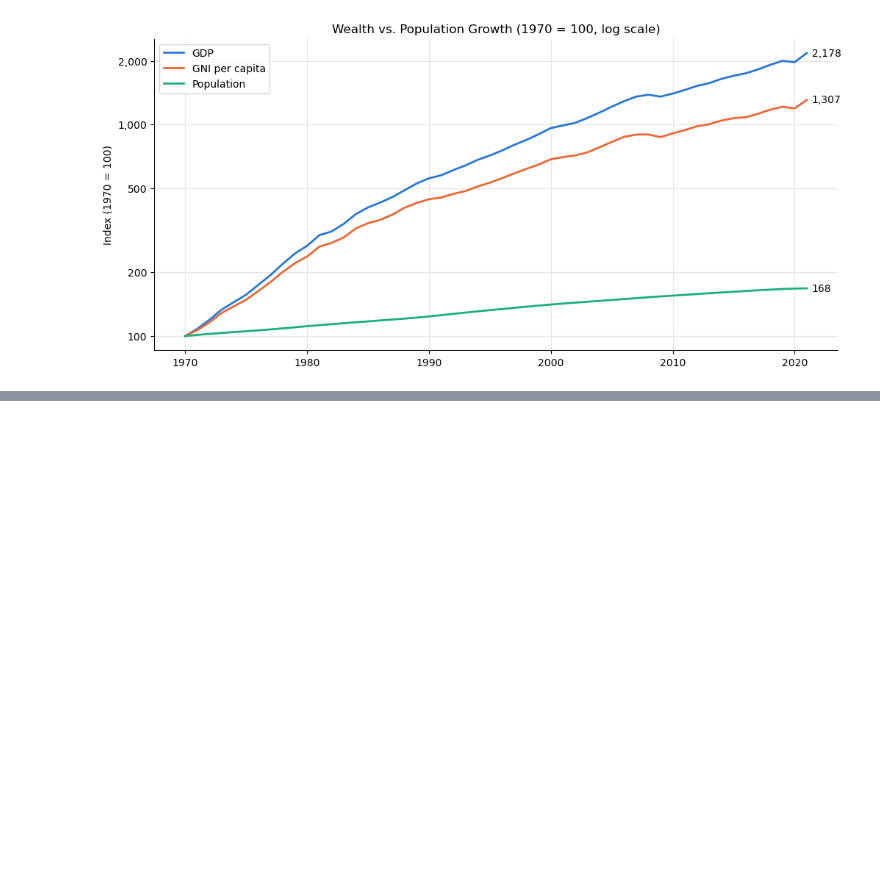
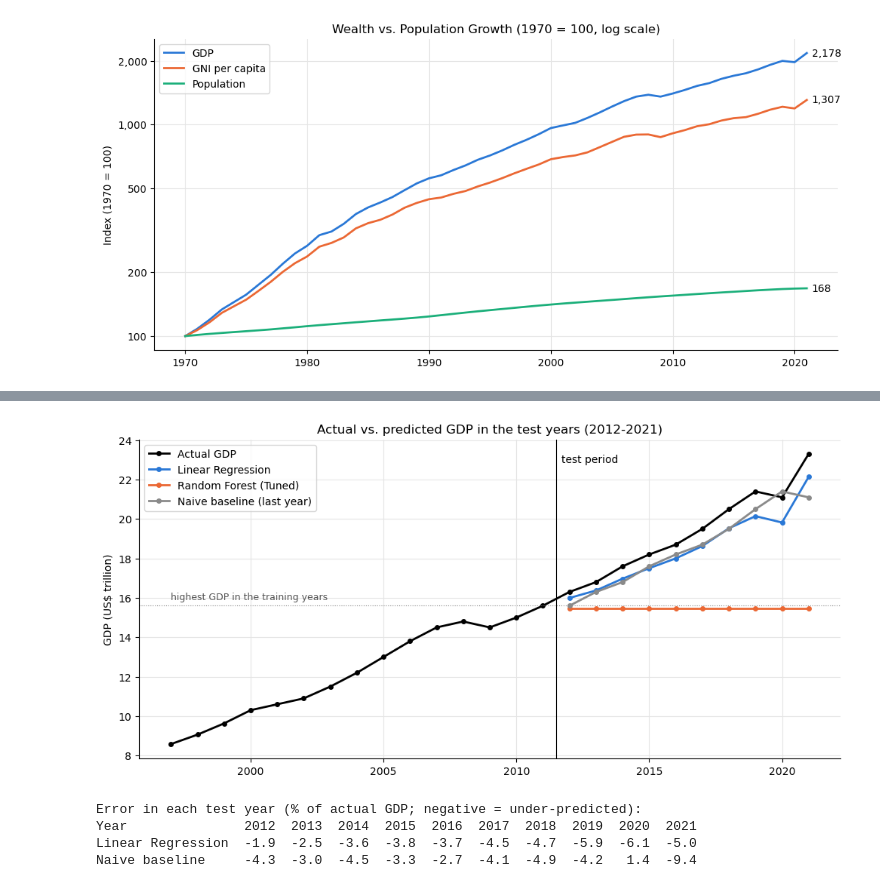
Before and after one commit to jbyiringiro/gdp-time-series-pipeline, a Jupyter notebook: Building_a_Pipeline_for_Time_Series_Data.ipynb, the cells around one changed output, grey strips where cells are left out. Cells and saved outputs as stored; diff of their text form; code cells hidden in the pictures; blank space fills up the shorter version.

Commit message:
Add model experiments with time-ordered tuning and naive baseline

```diff
--- a/Building_a_Pipeline_for_Time_Series_Data.ipynb
+++ b/Building_a_Pipeline_for_Time_Series_Data.ipynb
@@ -576,0 +678,30 @@ These figures are in current dollars, so part of the rise in income per person i
+# %%
+# Actual GDP for the last 25 years, with each model's predictions for the test years
+history = ts_data.loc[1997:, target] / 1e12
+plt.figure(figsize=(12, 5.5))
+plt.plot(history, color='black', marker='o', markersize=4, label='Actual GDP')
+plt.plot(y_test.index, lr_preds / 1e12, color=COLORS[0], marker='o', markersize=4, label='Linear Regression')
+plt.plot(y_test.index, rf_preds / 1e12, color=COLORS[1], marker='o', markersize=4, label='Random Forest (Tuned)')
+plt.plot(y_test.index, naive_preds / 1e12, color=COLORS[3], marker='o', markersize=4, label='Naive baseline (last year)')
+plt.axhline(y_train.max() / 1e12, color=COLORS[3], linewidth=0.8, linestyle=':')
+plt.text(1997, y_train.max() / 1e12 + 0.3, 'highest GDP in the training years', color='#555555', fontsize=9)
+plt.axvline(X_test.index.min() - 0.5, color='black', linewidth=0.8)
+plt.text(X_test.index.min() - 0.3, history.max(), 'test period', va='top')
+plt.title('Actual vs. predicted GDP in the test years (2012-2021)')
+plt.ylabel('GDP (US$ trillion)')
+plt.legend(loc='upper left')
+save_fig('fig10_model_predictions')
+plt.show()
+
+pct_error = pd.DataFrame({
+    'Linear Regression': (lr_preds - y_test) / y_test * 100,
+    'Naive baseline': (naive_preds - y_test) / y_test * 100,
+})
+print("Error in each test year (% of actual GDP; negative = under-predicted):")
+print(pct_error.T.to_string(float_format='{:.1f}'.format))
+# %% [output]
+[figure, added]
+Error in each test year (% of actual GDP; negative = under-predicted):
+Year               2012  2013  2014  2015  2016  2017  2018  2019  2020  2021
+Linear Regression  -1.9  -2.5  -3.6  -3.8  -3.7  -4.5  -4.7  -5.9  -6.1  -5.0
+Naive baseline     -4.3  -3.0  -4.5  -3.3  -2.7  -4.1  -4.9  -4.2   1.4  -9.4
```
Also changed, not shown: parts of 4 cells of this notebook, 1 other file.
